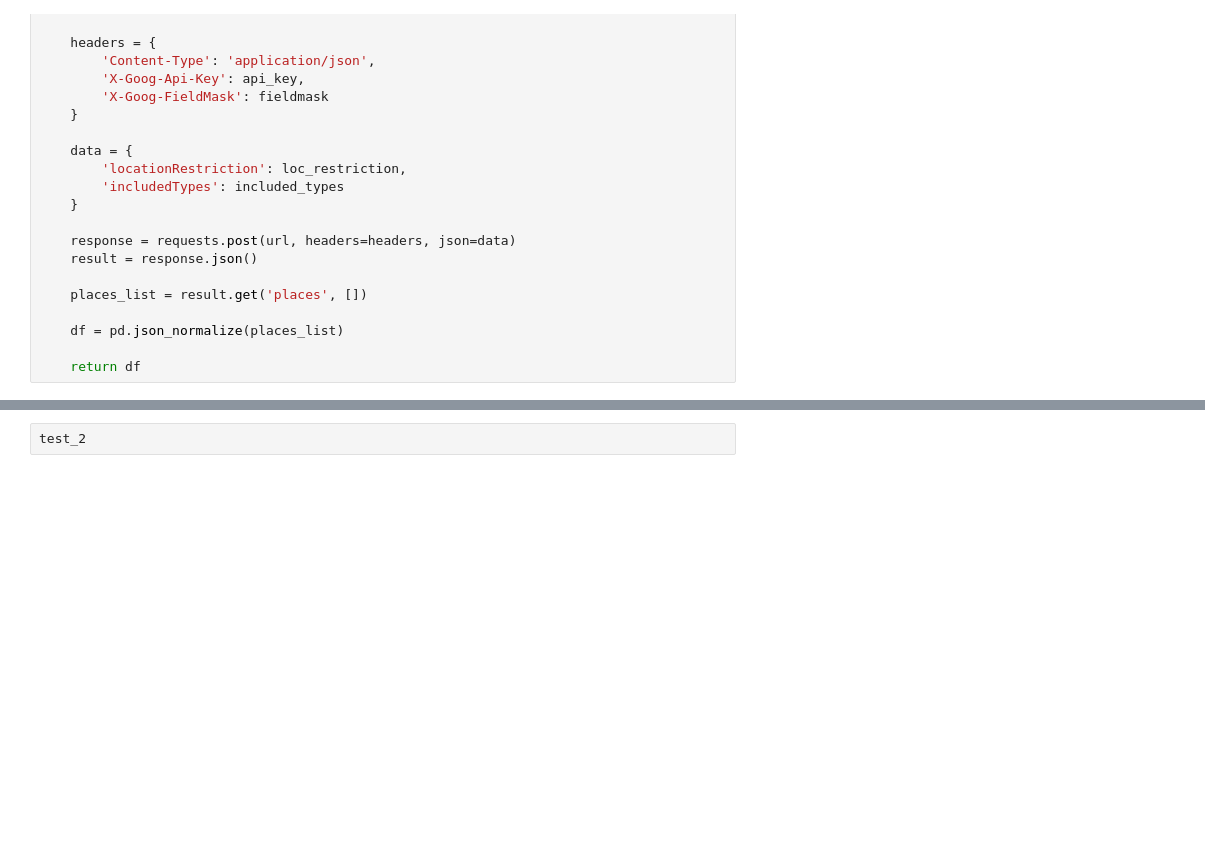
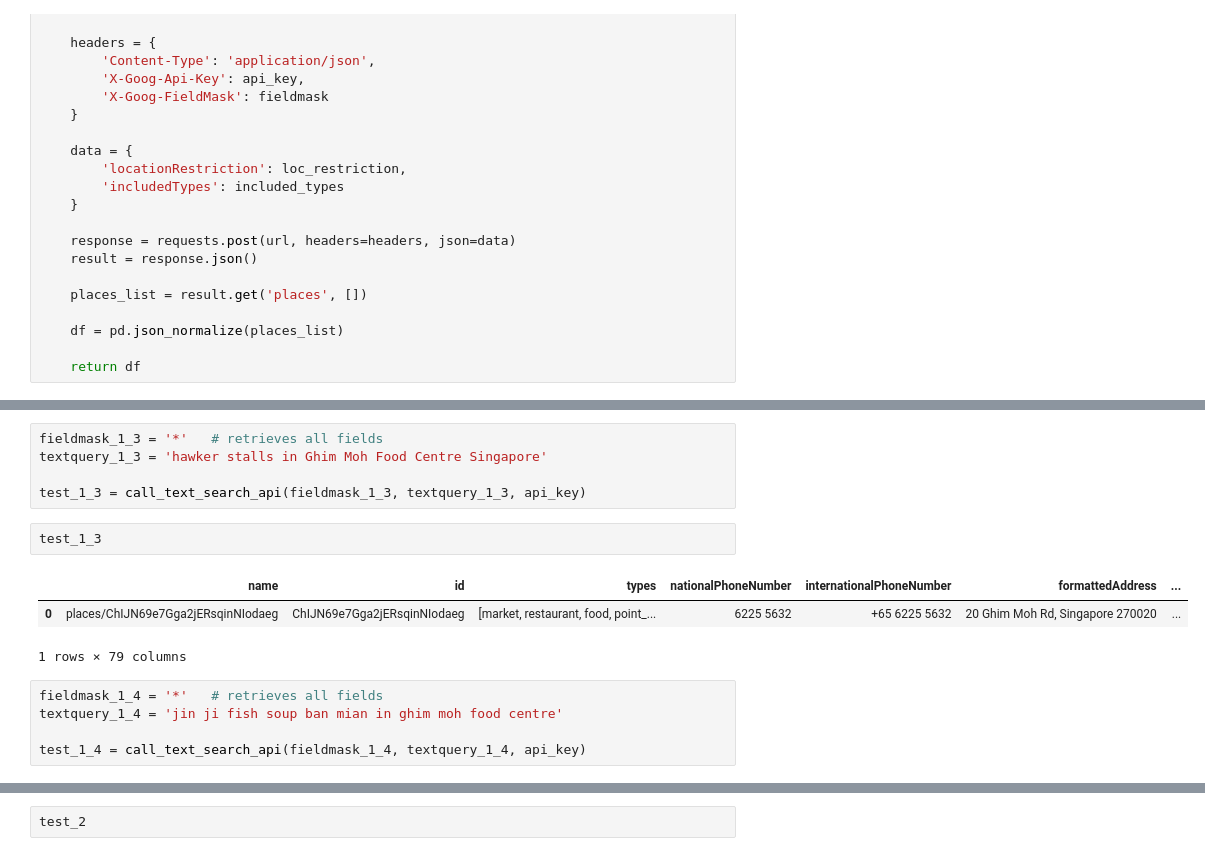
Before and after one commit to koshyan/places-api, a Jupyter notebook: places_api.ipynb, the cells around one changed output, grey strips where cells are left out. Cells and saved outputs as stored; diff of their text form; blank space fills up the shorter version.

```diff
--- a/places_api.ipynb
+++ b/places_api.ipynb
@@ -82,0 +96,16 @@ test_1
+# %%
+fieldmask_1_3 = '*'   # retrieves all fields
+textquery_1_3 = 'hawker stalls in Ghim Moh Food Centre Singapore'
+
+test_1_3 = call_text_search_api(fieldmask_1_3, textquery_1_3, api_key)
+# %%
+test_1_3
+# %% [output]
+|  | name | id | types | nationalPhoneNumber | internationalPhoneNumber | formattedAddress | ... |
+| 0 | places/ChIJN69e7Gga2jERsqinNIodaeg | ChIJN69e7Gga2jERsqinNIodaeg | [market, restaurant, food, point_... | 6225 5632 | +65 6225 5632 | 20 Ghim Moh Rd, Singapore 270020 | ... |
+1 rows × 79 columns
+# %%
+fieldmask_1_4 = '*'   # retrieves all fields
+textquery_1_4 = 'jin ji fish soup ban mian in ghim moh food centre'
+
+test_1_4 = call_text_search_api(fieldmask_1_4, textquery_1_4, api_key)
```
Also changed, not shown: parts of 9 cells of this notebook.
